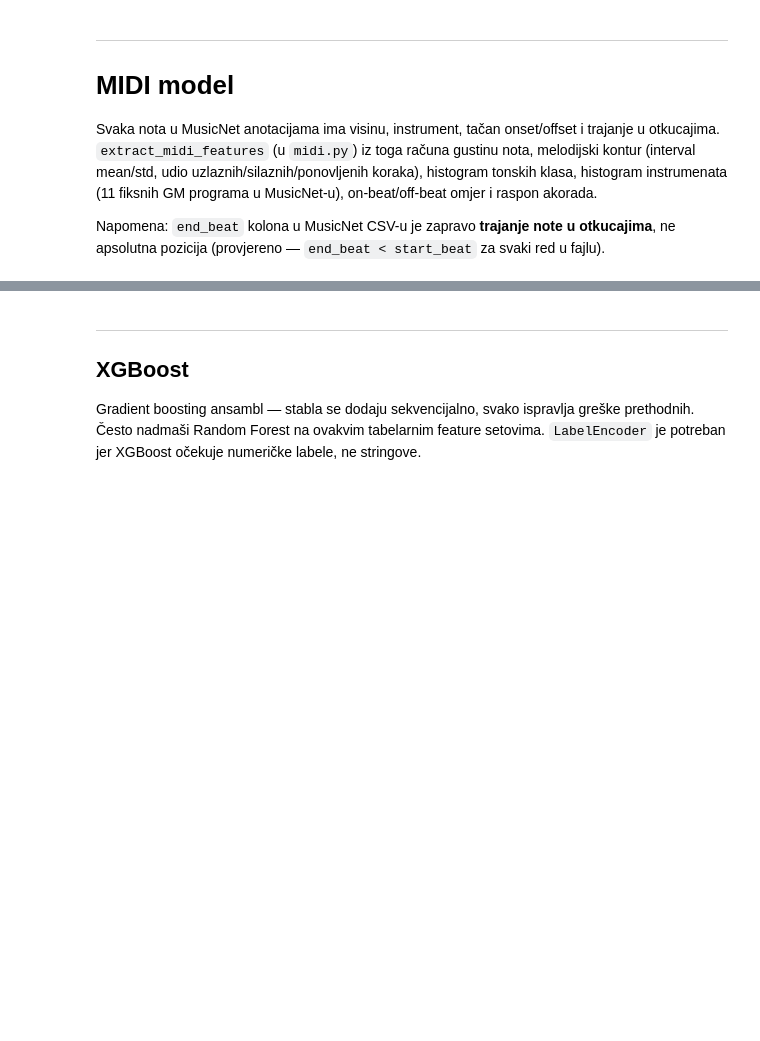
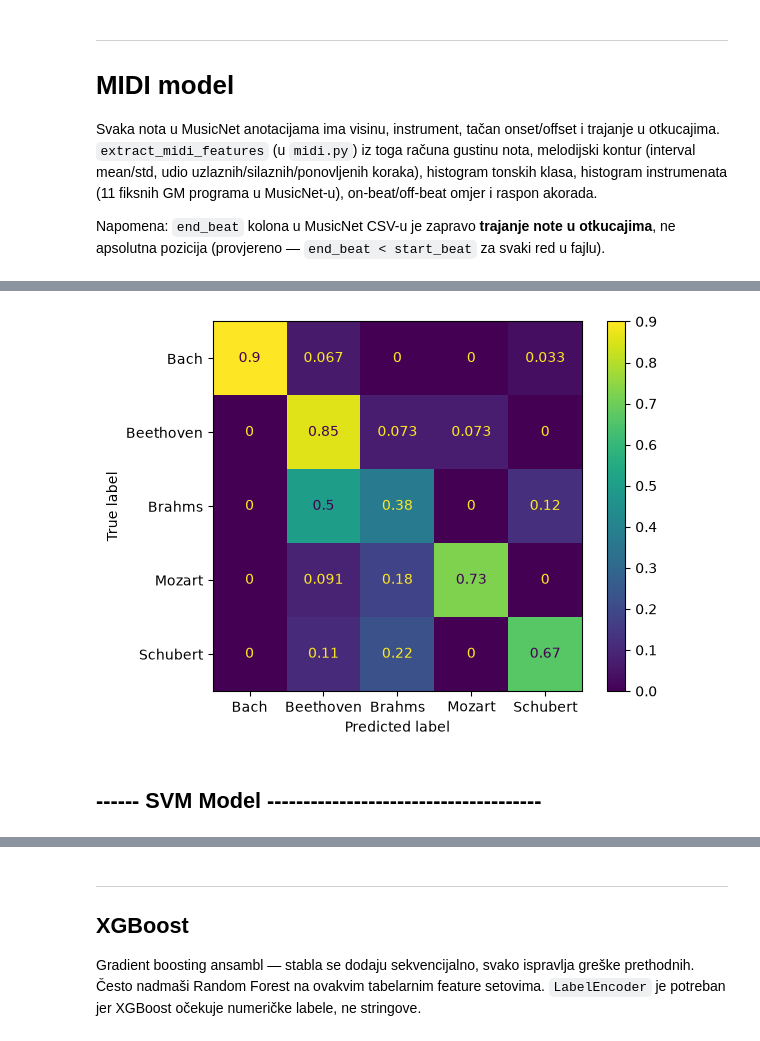
Before and after one commit to markovucic/music_classifier, a Jupyter notebook: classic_models_midi.ipynb, the cells around one changed output, grey strips where cells are left out. Saved outputs shown, nothing was run; the diff lists cells and outputs as text; code cells hidden in the pictures; blank space fills up the shorter version.

```diff
--- a/classic_models_midi.ipynb
+++ b/classic_models_midi.ipynb
@@ -207,0 +300,24 @@ print(metrics.classification_report(all_work_true_midi, all_work_pred_midi))
+# %%
+def get_max(results):
+    max_acc = max([x[3] for x in results])
+    max_f1 = max([x[4] for x in results])
+
+    ths = [0.01, 0.05, 0.1, 0.2]
+    for th in ths:
+        new_results = [res for res in results if (res[3] > (1-th) * max_acc) and (res[4] > (1-th) * max_f1)]
+
+        if results != []:
+            results = new_results
+            break
+
+    return max(results, key=lambda x : x[4])
+
+
+
+best = get_max(results)
+
+print("\nBest n_estimators:", best[0])
+print("Best max_depth:", best[1])
+print("Best min_sample_leaf:", best[2])
+print("Best accuracy:", best[3])
+print("Best macro F1:", best[4])
@@ -207,0 +439,14 @@ print(metrics.classification_report(all_work_true_midi, all_work_pred_midi))
+# %%
+from matplotlib import pyplot as plt
+
+metrics.ConfusionMatrixDisplay.from_predictions(
+    all_work_true,
+    all_work_pred,
+    normalize="true"
+)
+
+plt.show()
+# %% [output]
+[figure, added]
+# %% [markdown]
+## ------ SVM Model --------------------------------------
```
Also changed, not shown: parts of 12 cells of this notebook, 29 other files.
